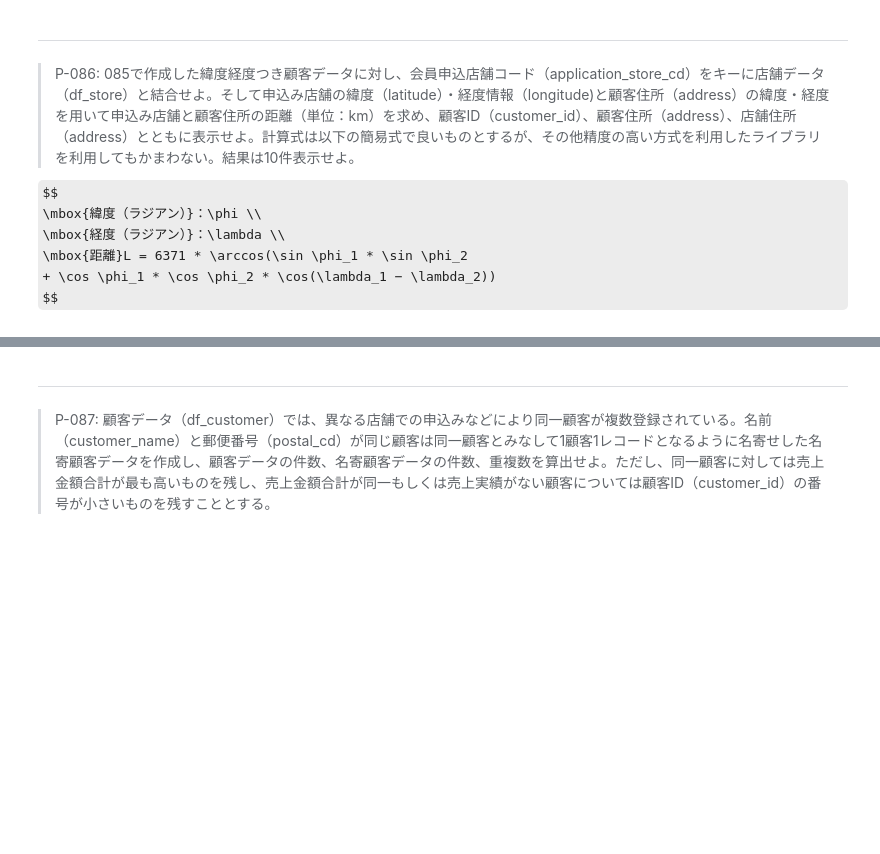
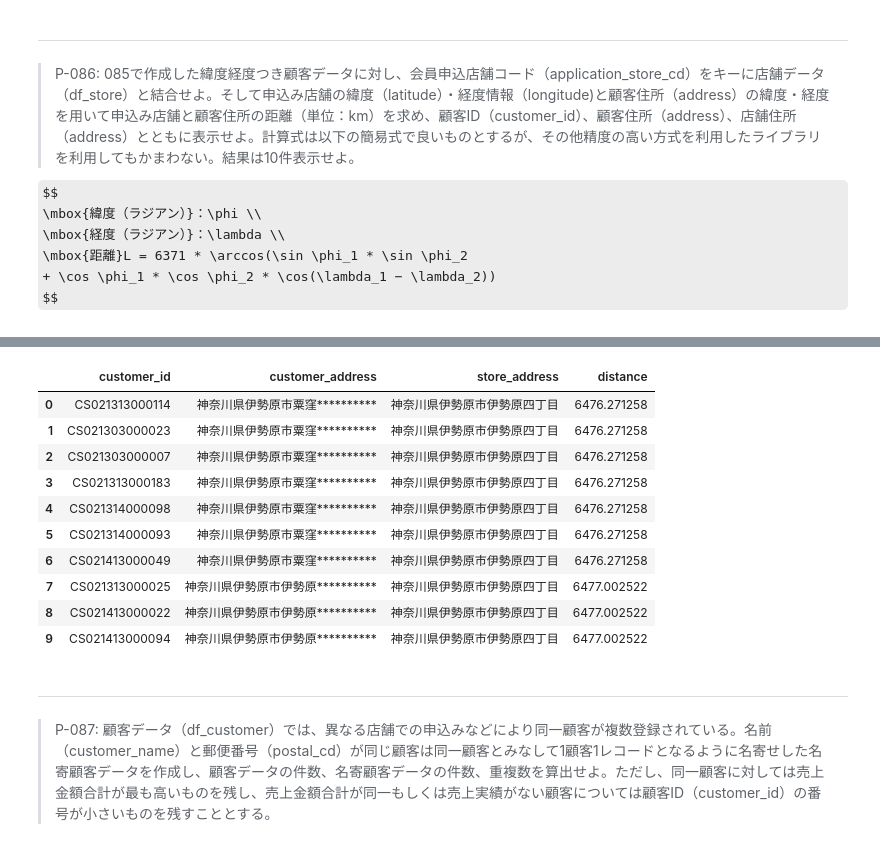
Before and after one commit to KJR020/100knocks-preprocess, a Jupyter notebook: docker/work/preprocess_knock_Python.ipynb, the cells around one changed output, grey strips where cells are left out. Saved outputs shown, nothing was run; the diff lists cells and outputs as text; code cells hidden in the pictures; some formulas as TeX source; blank space fills up the shorter version.

```diff
--- a/docker/work/preprocess_knock_Python.ipynb
+++ b/docker/work/preprocess_knock_Python.ipynb
@@ -2234,3 +2267,43 @@ $$
+# %%
+# コード例2
+def calc_distance(x1,x2,y1,y2):
+    x1_r = np.radians(x1)
+    x2_r = np.radians(x2)
+    y1_r = np.radians(y1)
+    y2_r = np.radians(y2)
+    return 6371 * np.arccos(
+        np.sin(x1_r) * np.sin(x2_r)
+        + np.cos(x1_r) * np.cos(x2_r)
+        * np.cos(y1_r - y2_r))
+
+df_tmp = df_customer_1.merge(df_store,
+                             how="inner",
+                             left_on="application_store_cd",
+                             right_on="store_cd"
+                            ).rename(columns={
+                                "address_x":"customer_address",
+                                "address_y":"store_address"
+                            })
+
+df_tmp["distance"] = calc_distance(
+    df_tmp["m_latitude"],
+    df_tmp["m_longitude"],
+    df_tmp["latitude"],
+    df_tmp["longitude"])
+
+df_tmp[["customer_id", "customer_address", "store_address", "distance"]].head(10)
+# %% [output]
+|  | customer_id | customer_address | store_address | distance |
+| 0 | CS021313000114 | 神奈川県伊勢原市粟窪********** | 神奈川県伊勢原市伊勢原四丁目 | 6476.271258 |
+| 1 | CS021303000023 | 神奈川県伊勢原市粟窪********** | 神奈川県伊勢原市伊勢原四丁目 | 6476.271258 |
+| 2 | CS021303000007 | 神奈川県伊勢原市粟窪********** | 神奈川県伊勢原市伊勢原四丁目 | 6476.271258 |
+| 3 | CS021313000183 | 神奈川県伊勢原市粟窪********** | 神奈川県伊勢原市伊勢原四丁目 | 6476.271258 |
+| 4 | CS021314000098 | 神奈川県伊勢原市粟窪********** | 神奈川県伊勢原市伊勢原四丁目 | 6476.271258 |
+| 5 | CS021314000093 | 神奈川県伊勢原市粟窪********** | 神奈川県伊勢原市伊勢原四丁目 | 6476.271258 |
+| 6 | CS021413000049 | 神奈川県伊勢原市粟窪********** | 神奈川県伊勢原市伊勢原四丁目 | 6476.271258 |
+| 7 | CS021313000025 | 神奈川県伊勢原市伊勢原********** | 神奈川県伊勢原市伊勢原四丁目 | 6477.002522 |
+| 8 | CS021413000022 | 神奈川県伊勢原市伊勢原********** | 神奈川県伊勢原市伊勢原四丁目 | 6477.002522 |
+| 9 | CS021413000094 | 神奈川県伊勢原市伊勢原********** | 神奈川県伊勢原市伊勢原四丁目 | 6477.002522 |
 # %% [markdown]
 ---
 > P-087: 顧客データ（df_customer）では、異なる店舗での申込みなどにより同一顧客が複数登録されている。名前（customer_name）と郵便番号（postal_cd）が同じ顧客は同一顧客とみなして1顧客1レコードとなるように名寄せした名寄顧客データを作成し、顧客データの件数、名寄顧客データの件数、重複数を算出せよ。ただし、同一顧客に対しては売上金額合計が最も高いものを残し、売上金額合計が同一もしくは売上実績がない顧客については顧客ID（customer_id）の番号が小さいものを残すこととする。
```
Also changed, not shown: parts of 10 cells of this notebook.
